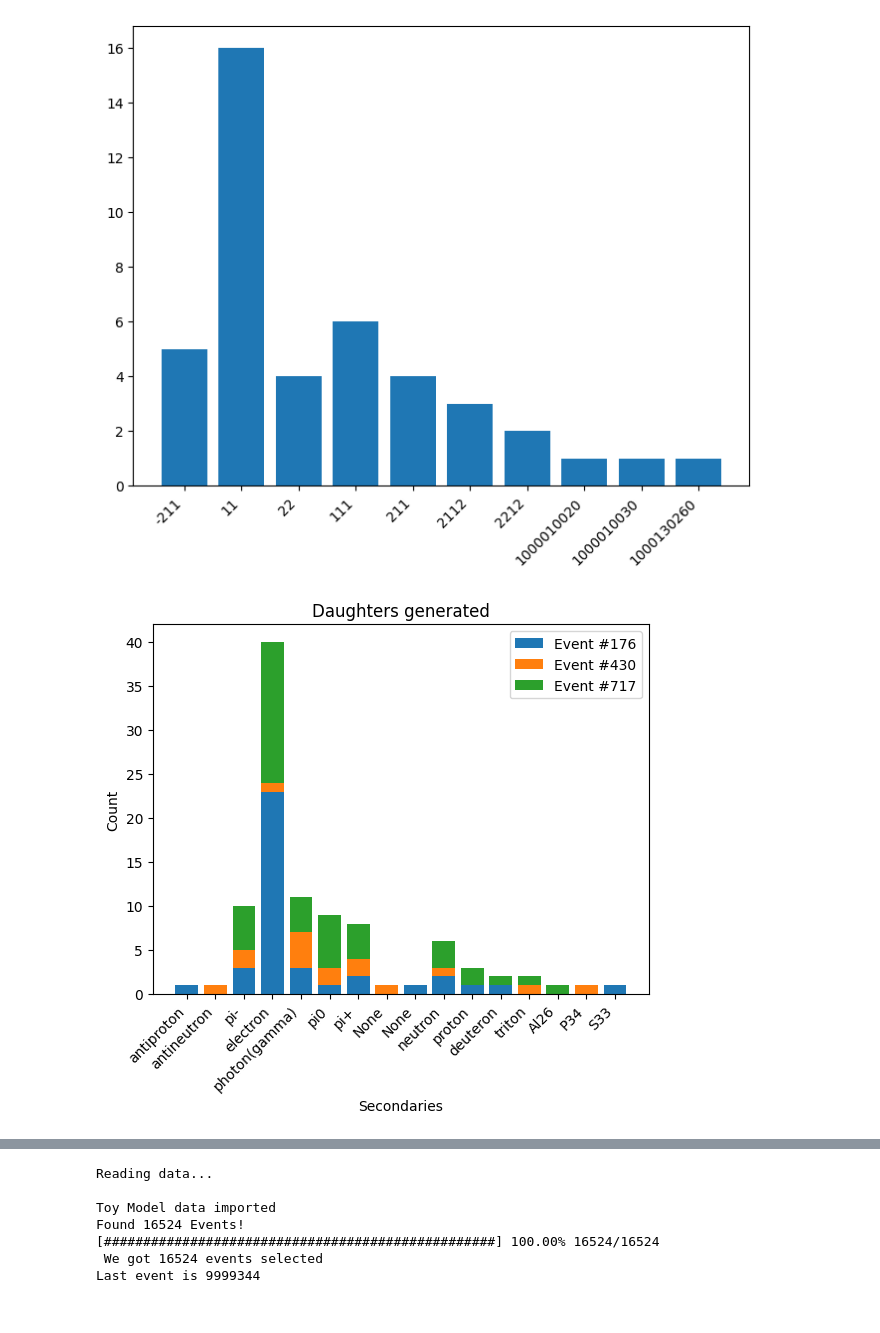
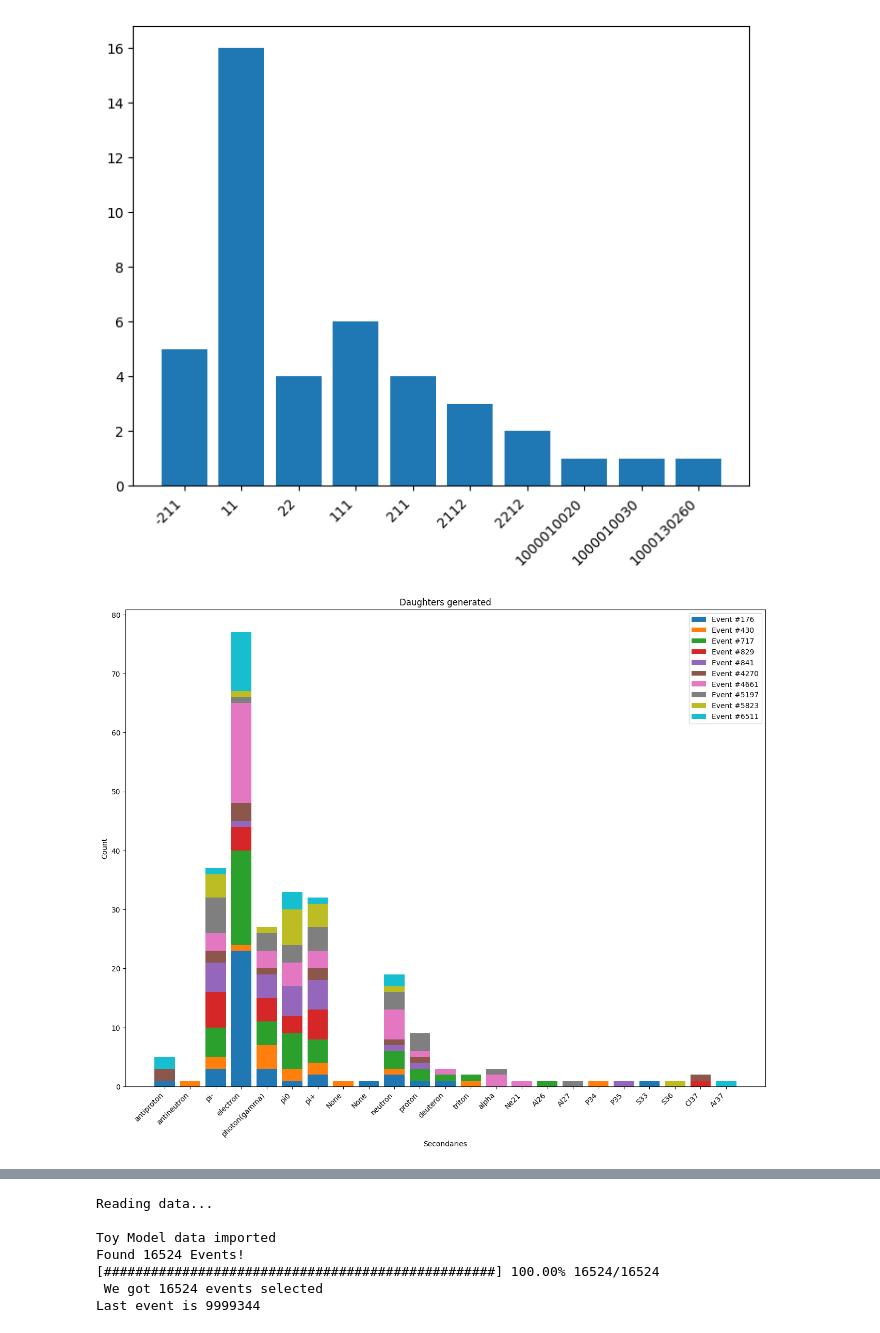
Before and after one commit to Eclipsedclaw/GRAMS, a Jupyter notebook: analysis/2023_Paper/Daughter_analysis.ipynb, the cells around one changed output, grey strips where cells are left out. Drawn from its saved outputs; the diff is of its cells as text; code cells hidden in the pictures.

```diff
--- a/analysis/2023_Paper/Daughter_analysis.ipynb
+++ b/analysis/2023_Paper/Daughter_analysis.ipynb
@@ -80,6 +98,7 @@ plt.xticks(x_values, unique_elements, rotation=45, ha='right')
 [figure]
 # %%
 # This is for listing all the daughters
+fig, ax = plt.subplots(figsize=(16, 12))
 
 import matplotlib.pyplot as plt
 import numpy as np
@@ -104,35 +123,35 @@ def plot_multiple_datasets(datasets):
         label = 'Event #' + str(anti_He3_Result.get_value(i, 0)[0])
         if i == 0:
             plt.bar(x_values, counts, label=label)
         else:
             plt.bar(x_values, counts, bottom=np.sum(dataset_counts[:i], axis=0), label=label)
 
     # Apply the function to the array of particle IDs using np.vectorize()
     x_name = np.vectorize(toy_model_analysis.name_of_particle)(unique_elements)
 
     # Set the x-ticks and labels
     plt.xticks(x_values, x_name, rotation=45, ha='right')
 
     # Add labels and title
     plt.xlabel('Secondaries')
     plt.ylabel('Count')
     plt.title('Daughters generated')
 
     # Add legend
     plt.legend()
 
     # Show the plot
     plt.show()
 
 
 datasets = []
-for i in range(3):
+for i in range(10):
     datasets.append([i, anti_He3_Result.get_value(i, 1)[1]])
 
 
 plot_multiple_datasets(datasets)
 # %% [output]
-[figure, old version]
+[figure, new version]
 # %%
 # This is for listing pi-/pi+/pi0 multiplicity
 
```
Also changed, not shown: parts of 6 cells of this notebook, 1 other file.
